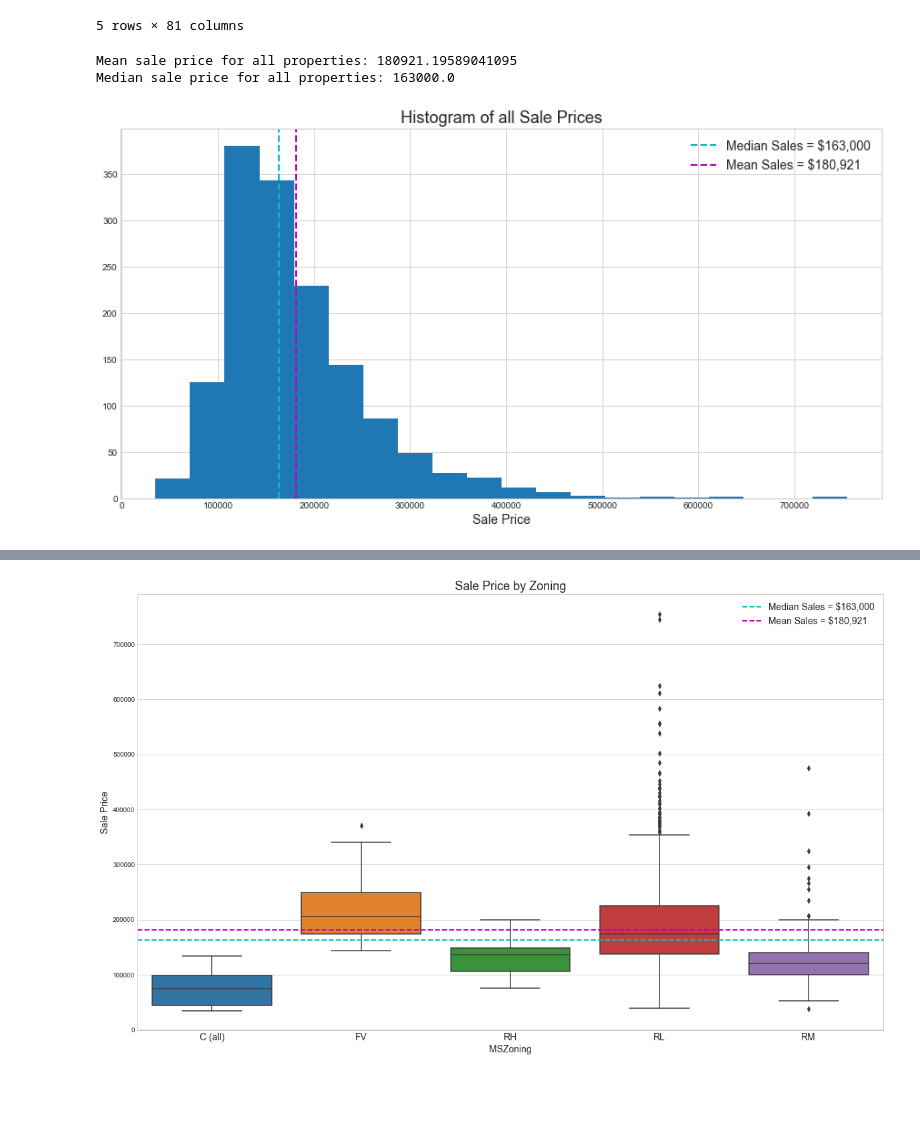
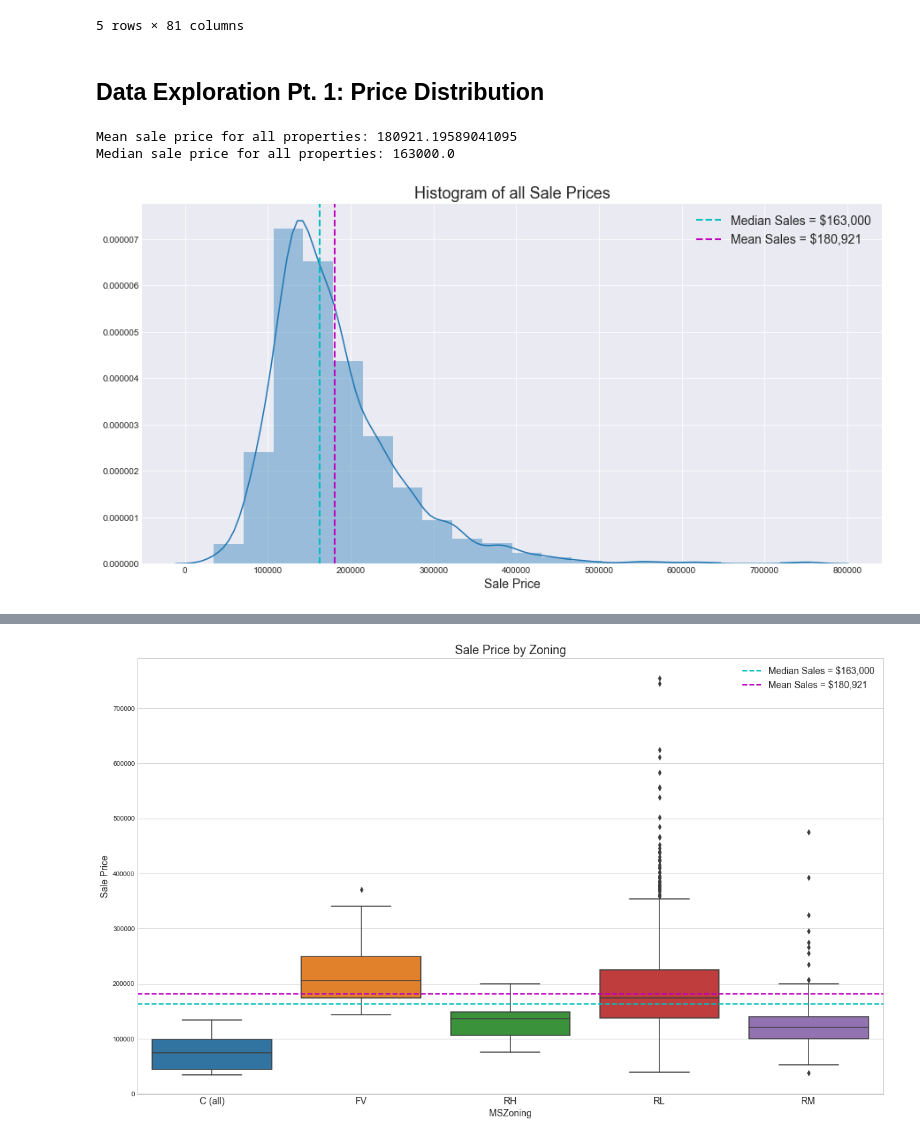
Before and after one commit to brianmcguckin/thinkful_unit_01_capstone, a Jupyter notebook: unit_01_capstone.ipynb, the cells around one changed output, grey strips where cells are left out. Drawn from its saved outputs; the diff is of its cells as text; code cells hidden in the pictures; blank space fills up the shorter version.

```diff
--- a/unit_01_capstone.ipynb
+++ b/unit_01_capstone.ipynb
@@ -20,6 +20,8 @@ train.head()
 | 3 | 4 | 70 | RL | 60.0 | 9550 | Pave | NaN | IR1 | Lvl | ... |
 | 4 | 5 | 60 | RL | 84.0 | 14260 | Pave | NaN | IR1 | Lvl | ... |
 5 rows × 81 columns
+# %% [markdown]
+## Data Exploration Pt. 1: Price Distribution
 # %%
 #get mean & median sales prices
 
@@ -30,16 +32,16 @@ Mean sale price for all properties: 180921.19589041095
 Median sale price for all properties: 163000.0
 # %%
 #histogram of all sales prices
-sns.set_style('whitegrid')
+sns.set_style('darkgrid')
 plt.figure(figsize = (15,7.5))
-plt.hist(train['SalePrice'], bins = 20)
+sns.distplot(train['SalePrice'], bins = 20)
 plt.axvline(train.SalePrice.median(), color='c', linestyle='dashed',
             linewidth=2, label='Median Sales = $163,000')
 plt.axvline(train.SalePrice.mean(), color='m', linestyle='dashed',
             linewidth=2, label='Mean Sales = $180,921')
 plt.xlabel('Sale Price', size=14)
 plt.title('Histogram of all Sale Prices', size=18)
 plt.legend(prop={'size':14})
 plt.show()
 # %% [output]
-[figure, old version]
+[figure, new version]
```
Also changed, not shown: parts of 11 cells of this notebook.
